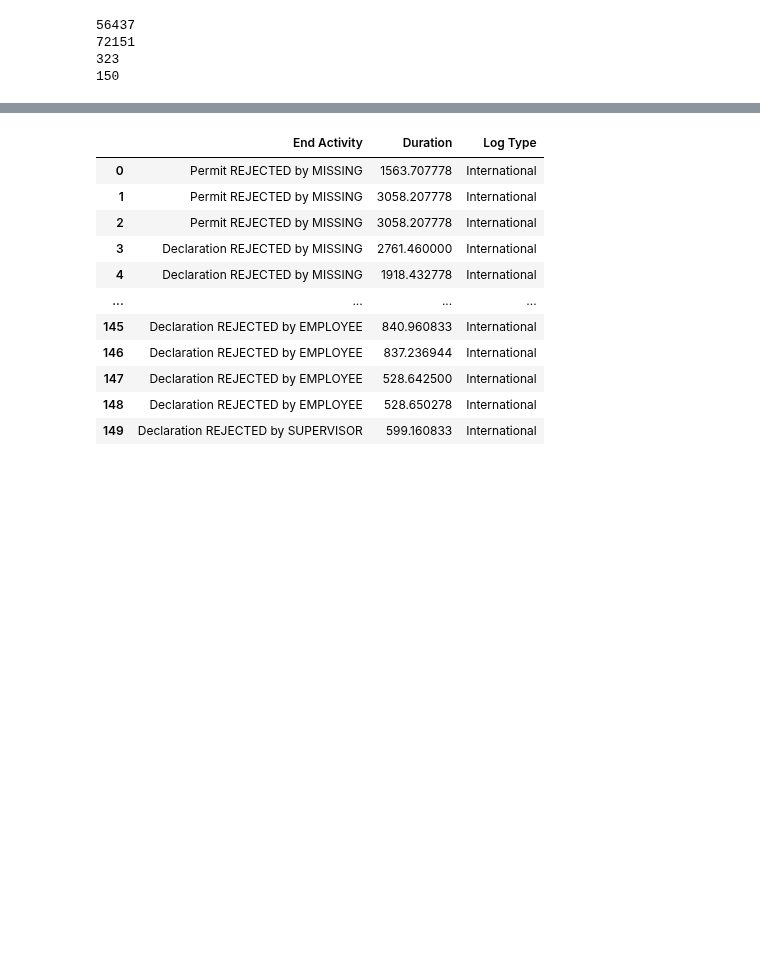
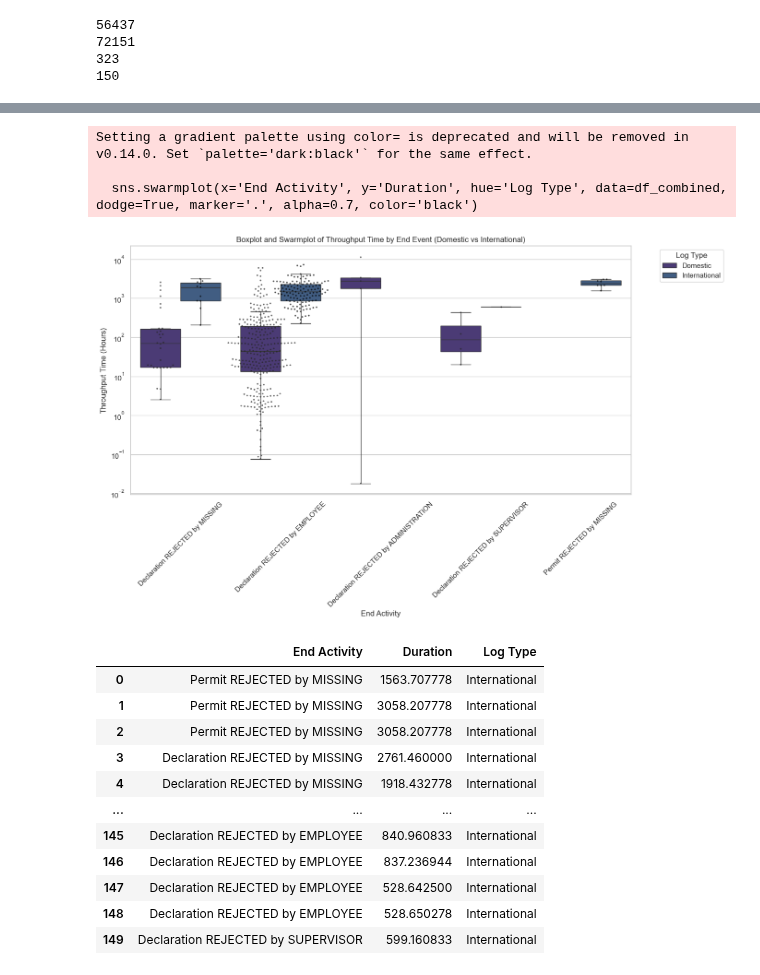
Before and after one commit to Flemming-R/MADS23a_PM-HA_Filali_Teppris_Rommelfangen, a Jupyter notebook: notebooks/1_Process_Discovery/Rejections_and_reasons.ipynb, the cells around one changed output, grey strips where cells are left out. Saved outputs shown, nothing was run; the diff lists cells and outputs as text; code cells hidden in the pictures; blank space fills up the shorter version.

```diff
--- a/notebooks/1_Process_Discovery/Rejections_and_reasons.ipynb
+++ b/notebooks/1_Process_Discovery/Rejections_and_reasons.ipynb
@@ -319,3 +326,32 @@ plt.show()
+# %%
+# Plot the boxplot and swarmplot using seaborn
+plt.figure(figsize=(14, 7))
+sns.boxplot(x='End Activity', y='Duration', hue='Log Type', data=df_combined, showfliers=False)
+
+# Plot the swarmplot with black markers
+sns.swarmplot(x='End Activity', y='Duration', hue='Log Type', data=df_combined, dodge=True, marker='.', alpha=0.7, color='black')
+
+# Scale the y-axis logarithmically
+plt.yscale('log')
+
+# Customize the plot
+plt.title('Boxplot and Swarmplot of Throughput Time by End Event (Domestic vs International)')
+plt.xlabel('End Activity')
+plt.ylabel('Throughput Time (Hours)')
+plt.xticks(rotation=45)  # Rotate x labels for better readability
+
+# Remove the swarmplot legend by getting the handles and labels
+handles, labels = plt.gca().get_legend_handles_labels()
+# Keep only the first two handles (for boxplot) and their labels
+plt.legend(handles[:2], labels[:2], title='Log Type', bbox_to_anchor=(1.05, 1), loc='upper left')
+
+# Show the plot
+plt.show()
+# %% [output]
+Setting a gradient palette using color= is deprecated and will be removed in v0.14.0. Set `palette='dark:black'` for the same effect.
+
+  sns.swarmplot(x='End Activity', y='Duration', hue='Log Type', data=df_combined, dodge=True, marker='.', alpha=0.7, color='black')
+[figure, added]
 # %%
 df_international
 # %% [output]
```
Also changed, not shown: parts of 4 cells of this notebook.
